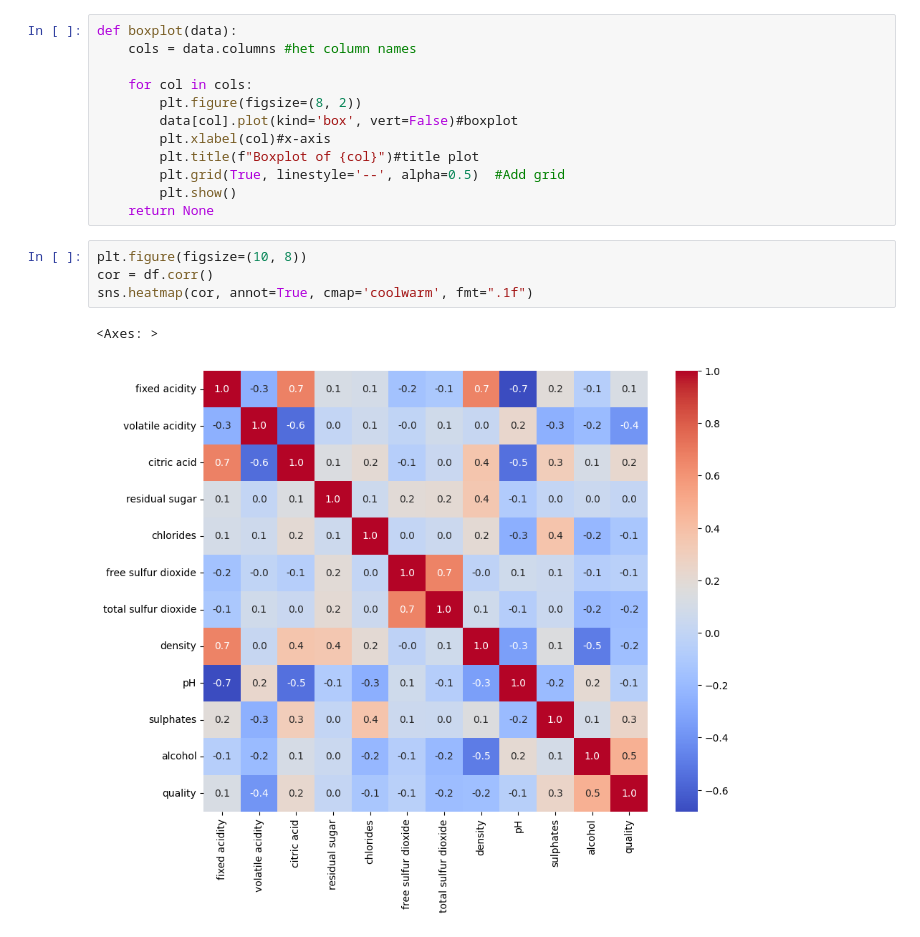
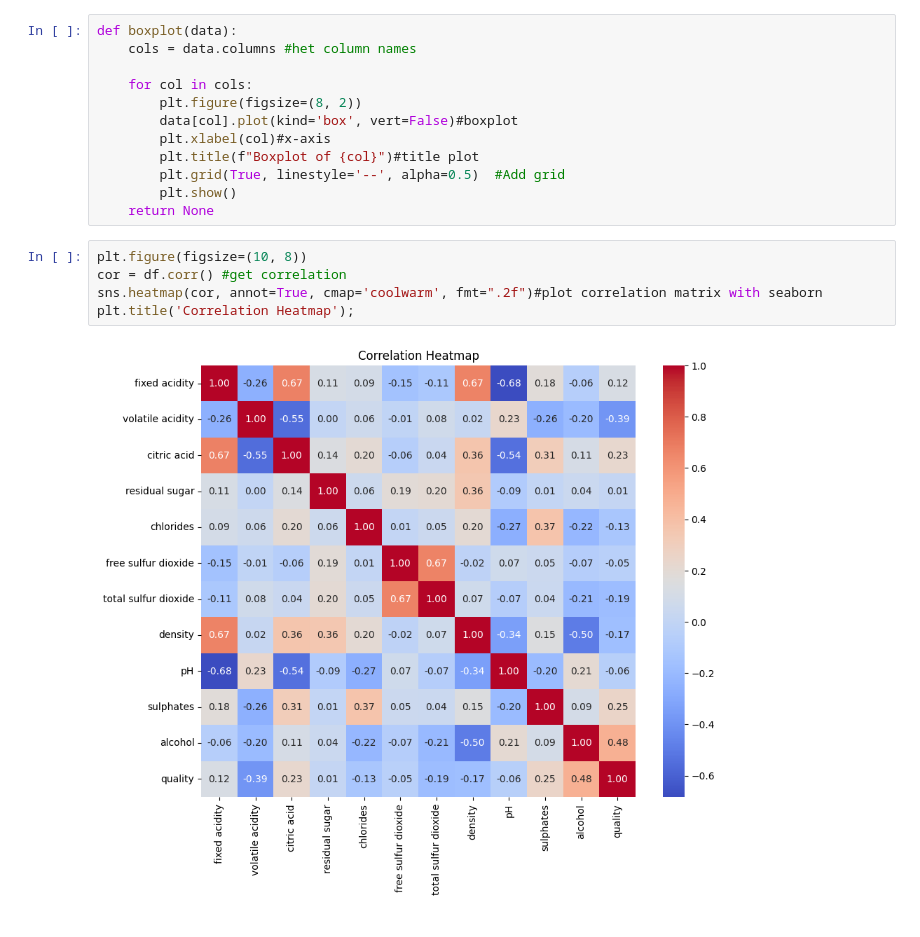
Before and after one commit to pabrokim/wine-quality-regression, a Jupyter notebook: red_wine.ipynb, the cells around one changed output. Drawn from its saved outputs; the diff is of its cells as text.

```diff
--- a/red_wine.ipynb
+++ b/red_wine.ipynb
@@ -75,8 +75,8 @@ def boxplot(data):
     return None
 # %%
 plt.figure(figsize=(10, 8))
-cor = df.corr()
-sns.heatmap(cor, annot=True, cmap='coolwarm', fmt=".1f")
+cor = df.corr() #get correlation
+sns.heatmap(cor, annot=True, cmap='coolwarm', fmt=".2f")#plot correlation matrix with seaborn
+plt.title('Correlation Heatmap');
 # %% [output]
-<Axes: >
-[figure, old version]
+[figure, new version]
```
Also changed, not shown: parts of 4 cells of this notebook.
